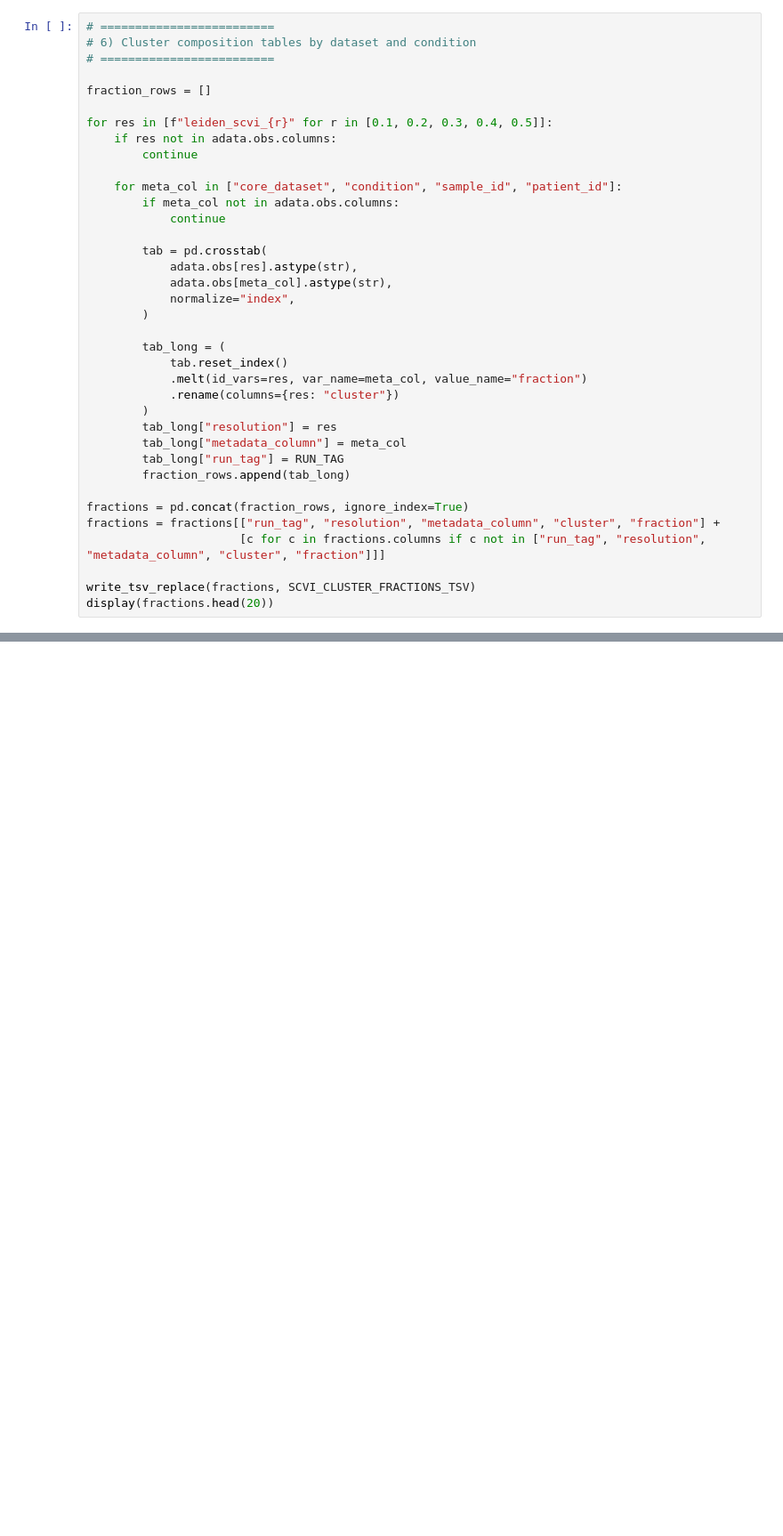
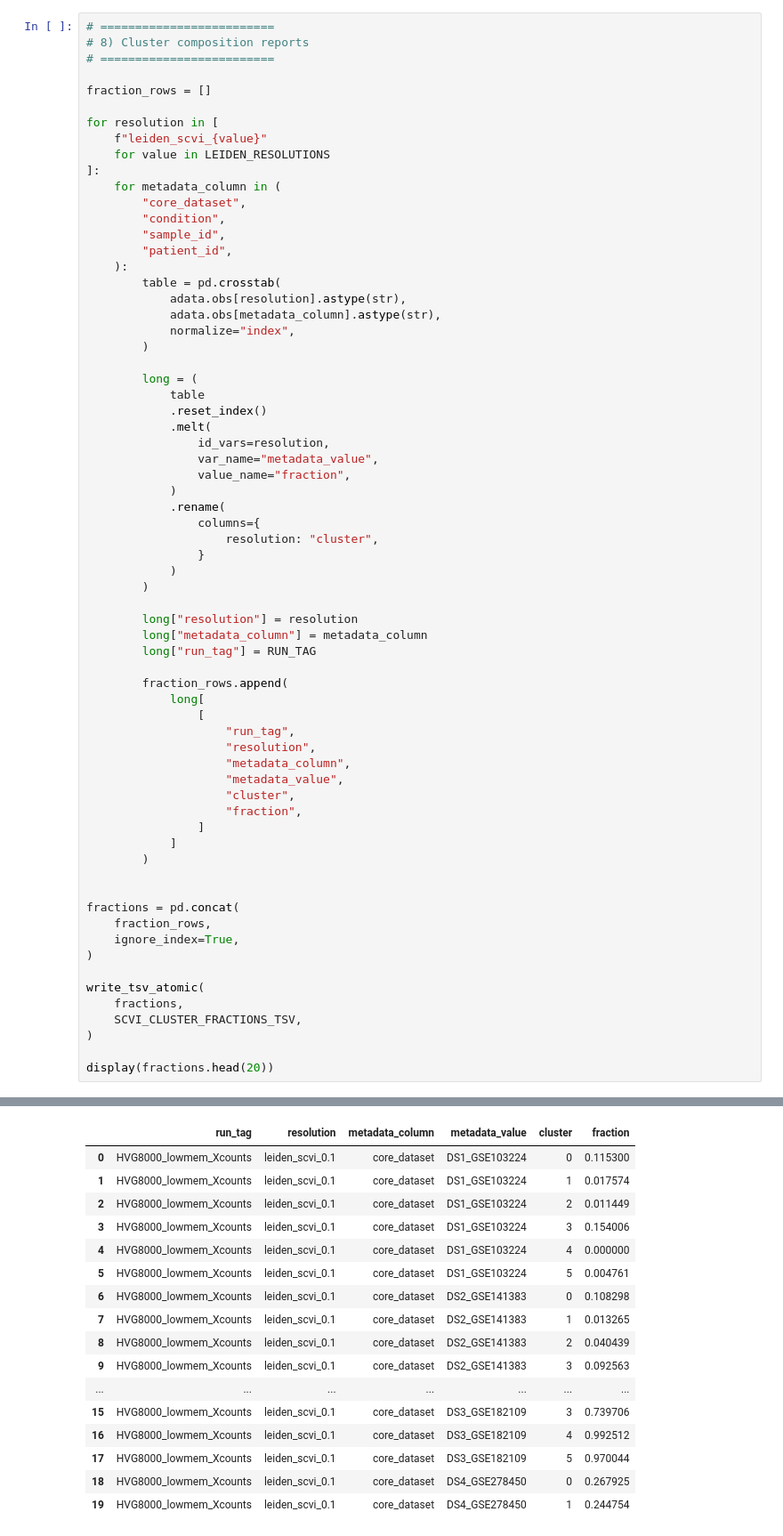
Before and after one commit to CPFeX/glioma-cnv-single-cell-atlas, a Jupyter notebook: code/01_main_analysis/04_train_scvi.ipynb, the cells around one changed output, grey strips where cells are left out. Shown at 89% size. Drawn from its saved outputs; the diff is of its cells as text; blank space fills up the shorter version.

```diff
--- a/code/01_main_analysis/04_train_scvi.ipynb
+++ b/code/01_main_analysis/04_train_scvi.ipynb
@@ -539,37 +1631,68 @@ display(cluster_sizes.head())
 # %%
 # =========================
-# 6) Cluster composition tables by dataset and condition
+# 8) Cluster composition reports
 # =========================
 
 fraction_rows = []
 
-for res in [f"leiden_scvi_{r}" for r in [0.1, 0.2, 0.3, 0.4, 0.5]]:
-    if res not in adata.obs.columns:
-        continue
-
-    for meta_col in ["core_dataset", "condition", "sample_id", "patient_id"]:
-        if meta_col not in adata.obs.columns:
-            continue
-
-        tab = pd.crosstab(
-            adata.obs[res].astype(str),
-            adata.obs[meta_col].astype(str),
+for resolution in [
+    f"leiden_scvi_{value}"
+    for value in LEIDEN_RESOLUTIONS
+]:
+    for metadata_column in (
+        "core_dataset",
+        "condition",
+        "sample_id",
+        "patient_id",
+    ):
+        table = pd.crosstab(
+            adata.obs[resolution].astype(str),
+            adata.obs[metadata_column].astype(str),
             normalize="index",
         )
 
-        tab_long = (
-            tab.reset_index()
-            .melt(id_vars=res, var_name=meta_col, value_name="fraction")
-            .rename(columns={res: "cluster"})
+        long = (
+            table
+            .reset_index()
+            .melt(
+                id_vars=resolution,
+                var_name="metadata_value",
+                value_name="fraction",
+            )
+            .rename(
+                columns={
+                    resolution: "cluster",
+                }
+            )
         )
-        tab_long["resolution"] = res
-        tab_long["metadata_column"] = meta_col
-        tab_long["run_tag"] = RUN_TAG
-        fraction_rows.append(tab_long)
 
-fractions = pd.concat(fraction_rows, ignore_index=True)
-fractions = fractions[["run_tag", "resolution", "metadata_column", "cluster", "fraction"] +
-                      [c for c in fractions.columns if c not in ["run_tag", "resolution", "metadata_column", "cluster", "fraction"]]]
+        long["resolution"] = resolution
+        long["metadata_column"] = metadata_column
+        long["run_tag"] = RUN_TAG
 
-write_tsv_replace(fractions, SCVI_CLUSTER_FRACTIONS_TSV)
+        fraction_rows.append(
+            long[
+                [
+                    "run_tag",
+                    "resolution",
+                    "metadata_column",
+                    "metadata_value",
+                    "cluster",
+                    "fraction",
+                ]
+            ]
+        )
+
+
+fractions = pd.concat(
+    fraction_rows,
+    ignore_index=True,
+)
+
+write_tsv_atomic(
+    fractions,
+    SCVI_CLUSTER_FRACTIONS_TSV,
+)
+
 display(fractions.head(20))
+# %% [output]
@@ -576,2 +1700,19 @@ display(fractions.head(20))
+|  | run_tag | resolution | metadata_column | metadata_value | cluster | fraction |
+| 0 | HVG8000_lowmem_Xcounts | leiden_scvi_0.1 | core_dataset | DS1_GSE103224 | 0 | 0.115300 |
+| 1 | HVG8000_lowmem_Xcounts | leiden_scvi_0.1 | core_dataset | DS1_GSE103224 | 1 | 0.017574 |
+| 2 | HVG8000_lowmem_Xcounts | leiden_scvi_0.1 | core_dataset | DS1_GSE103224 | 2 | 0.011449 |
+| 3 | HVG8000_lowmem_Xcounts | leiden_scvi_0.1 | core_dataset | DS1_GSE103224 | 3 | 0.154006 |
+| 4 | HVG8000_lowmem_Xcounts | leiden_scvi_0.1 | core_dataset | DS1_GSE103224 | 4 | 0.000000 |
+| 5 | HVG8000_lowmem_Xcounts | leiden_scvi_0.1 | core_dataset | DS1_GSE103224 | 5 | 0.004761 |
+| 6 | HVG8000_lowmem_Xcounts | leiden_scvi_0.1 | core_dataset | DS2_GSE141383 | 0 | 0.108298 |
+| 7 | HVG8000_lowmem_Xcounts | leiden_scvi_0.1 | core_dataset | DS2_GSE141383 | 1 | 0.013265 |
+| 8 | HVG8000_lowmem_Xcounts | leiden_scvi_0.1 | core_dataset | DS2_GSE141383 | 2 | 0.040439 |
+| 9 | HVG8000_lowmem_Xcounts | leiden_scvi_0.1 | core_dataset | DS2_GSE141383 | 3 | 0.092563 |
+| ... | ... | ... | ... | ... | ... | ... |
+| 15 | HVG8000_lowmem_Xcounts | leiden_scvi_0.1 | core_dataset | DS3_GSE182109 | 3 | 0.739706 |
+| 16 | HVG8000_lowmem_Xcounts | leiden_scvi_0.1 | core_dataset | DS3_GSE182109 | 4 | 0.992512 |
+| 17 | HVG8000_lowmem_Xcounts | leiden_scvi_0.1 | core_dataset | DS3_GSE182109 | 5 | 0.970044 |
+| 18 | HVG8000_lowmem_Xcounts | leiden_scvi_0.1 | core_dataset | DS4_GSE278450 | 0 | 0.267925 |
+| 19 | HVG8000_lowmem_Xcounts | leiden_scvi_0.1 | core_dataset | DS4_GSE278450 | 1 | 0.244754 |
 # %%
 # =========================
```
Also changed, not shown: parts of 19 cells of this notebook, 12 other files.
